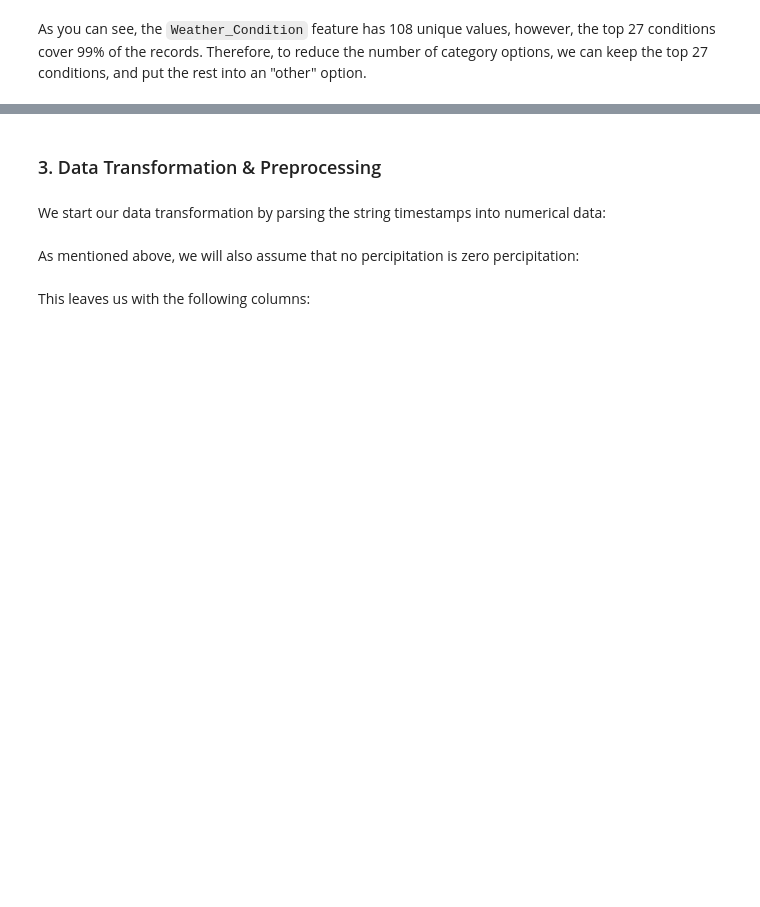
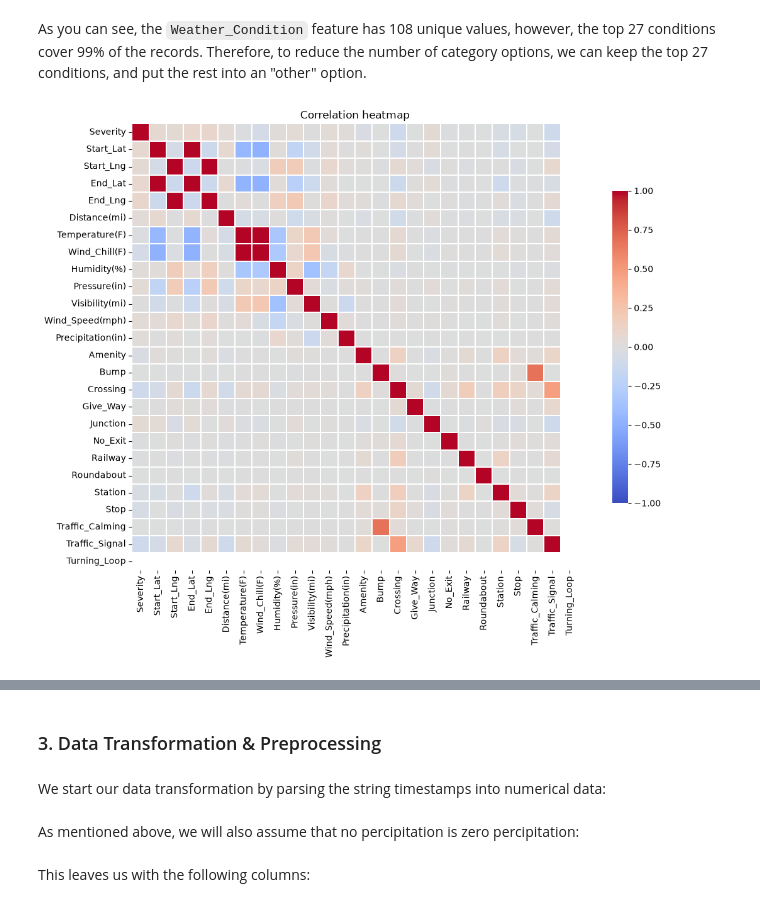
Before and after one commit to ZSchuler/traffic-accident-severity-predictor, a Jupyter notebook: eda.ipynb, the cells around one changed output, grey strips where cells are left out. Cells and saved outputs as stored; diff of their text form; code cells hidden in the pictures; blank space fills up the shorter version.

```diff
--- a/eda.ipynb
+++ b/eda.ipynb
@@ -114,2 +212,15 @@ print(f"The top {n_99} weather conditions cover 99% of records with a weather va
 # %% [markdown]
 As you can see, the `Weather_Condition` feature has 108 unique values, however, the top 27 conditions cover 99% of the records. Therefore, to reduce the number of category options, we can keep the top 27 conditions, and put the rest into an "other" option.
+# %%
+corr_df = pd.concat([df.select_dtypes(include='number'),
+                     df.select_dtypes(include='bool').astype(int)], axis=1)
+corr = corr_df.corr()
+
+fig, ax = plt.subplots(figsize=(12, 9))
+sns.heatmap(corr, cmap='coolwarm', center=0, vmin=-1, vmax=1, square=True,
+            linewidths=0.3, cbar_kws={'shrink': 0.7}, ax=ax)
+ax.set_title('Correlation heatmap')
+plt.tight_layout()
+plt.show()
+# %% [output]
+[figure, added]
```
Also changed, not shown: parts of 13 cells of this notebook.
